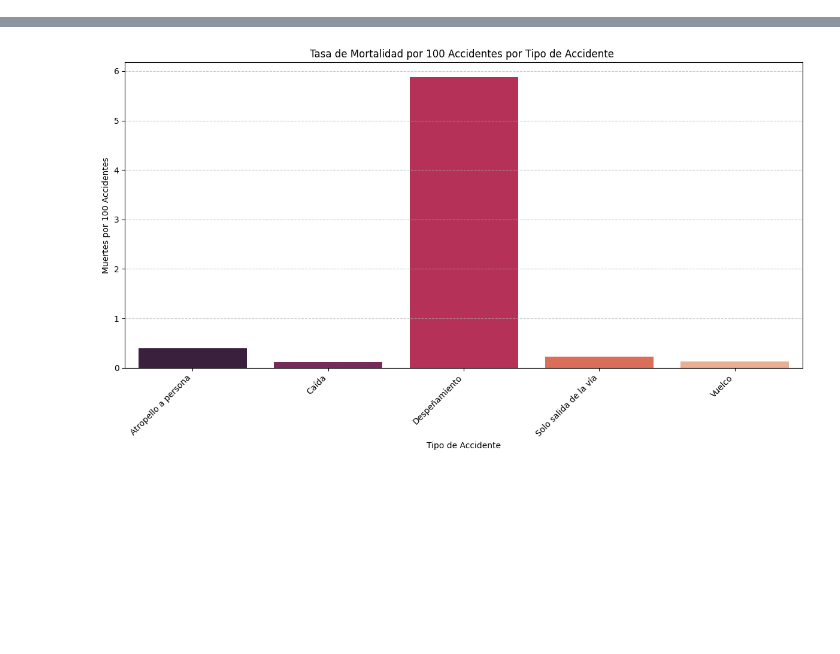
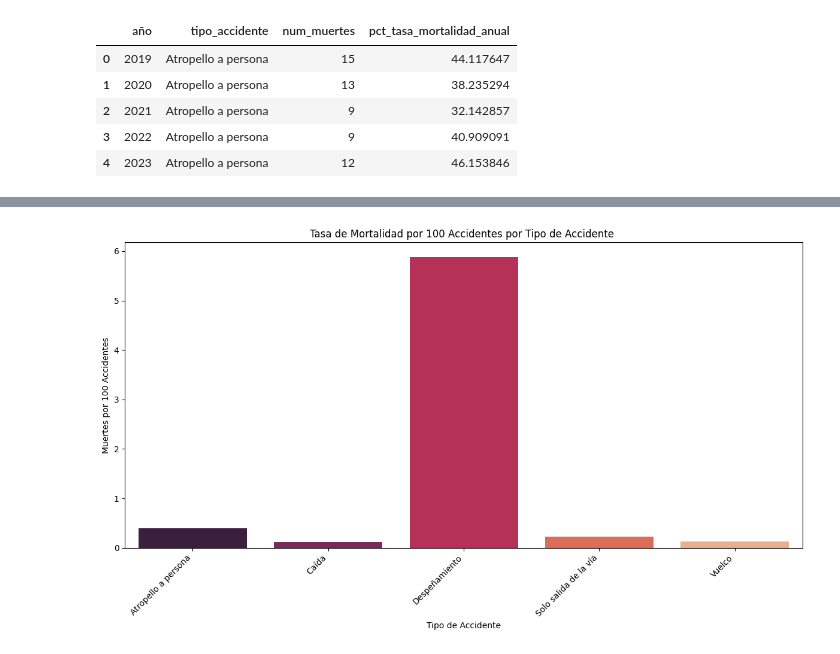
Before and after one commit to Porpi01/Madrid-traffic-accidents-analysis, a Jupyter notebook: Madrid_traffic_accidents.ipynb, the cells around one changed output, grey strips where cells are left out. Drawn from its saved outputs; the diff is of its cells as text; code cells hidden in the pictures; blank space fills up the shorter version.

```diff
--- a/Madrid_traffic_accidents.ipynb
+++ b/Madrid_traffic_accidents.ipynb
@@ -101,24 +109,32 @@ franja_horaria_mas_mortal_anual = muertes_por_año_y_franja.loc[idx_max_franja_a
 # %%
 
 # --- 5. Análisis por Tipo de Accidente ---
 
 # % de muertes por tipo de accidente dentro de cada año
 muertes_anuales_por_tipo_accidente = df_accidentes.groupby(['año', 'tipo_accidente'])['num_muertes'].sum().reset_index()
 total_muertes_anuales_acc = muertes_anuales_por_tipo_accidente.groupby('año')['num_muertes'].transform('sum')
 muertes_anuales_por_tipo_accidente['pct_tasa_mortalidad_anual'] = (muertes_anuales_por_tipo_accidente['num_muertes'] / total_muertes_anuales_acc) * 100
 
 # Tipo de accidente con mayor % muertes por año
 idx_max_tipo_acc_anual = muertes_anuales_por_tipo_accidente.groupby('año')["pct_tasa_mortalidad_anual"].idxmax()
 tipo_accidente_mas_mortal_anual = muertes_anuales_por_tipo_accidente.loc[idx_max_tipo_acc_anual].reset_index(drop=True)
 
 # Tasa mortalidad total por tipo de accidente (muertes / total accidentes de ese tipo)
 total_ocurrencias_tipo_accidente = df_accidentes['tipo_accidente'].value_counts()
 muertes_por_tipo_accidente_total = df_accidentes.groupby('tipo_accidente')['num_muertes'].sum()
 tasa_mortalidad_por_tipo_accidente = (muertes_por_tipo_accidente_total / total_ocurrencias_tipo_accidente) * 100
 
 # Proporción de muertes totales por tipo de accidente (%)
 total_general_muertes_acc = muertes_por_tipo_accidente_total.sum()
 proporcion_muertes_por_tipo_accidente = (muertes_por_tipo_accidente_total / total_general_muertes_acc) * 100
+tipo_accidente_mas_mortal_anual
+# %% [output]
+|  | año | tipo_accidente | num_muertes | pct_tasa_mortalidad_anual |
+| 0 | 2019 | Atropello a persona | 15 | 44.117647 |
+| 1 | 2020 | Atropello a persona | 13 | 38.235294 |
+| 2 | 2021 | Atropello a persona | 9 | 32.142857 |
+| 3 | 2022 | Atropello a persona | 9 | 40.909091 |
+| 4 | 2023 | Atropello a persona | 12 | 46.153846 |
 # %%
 
 
```
Also changed, not shown: parts of 11 cells of this notebook, 2 other files.
